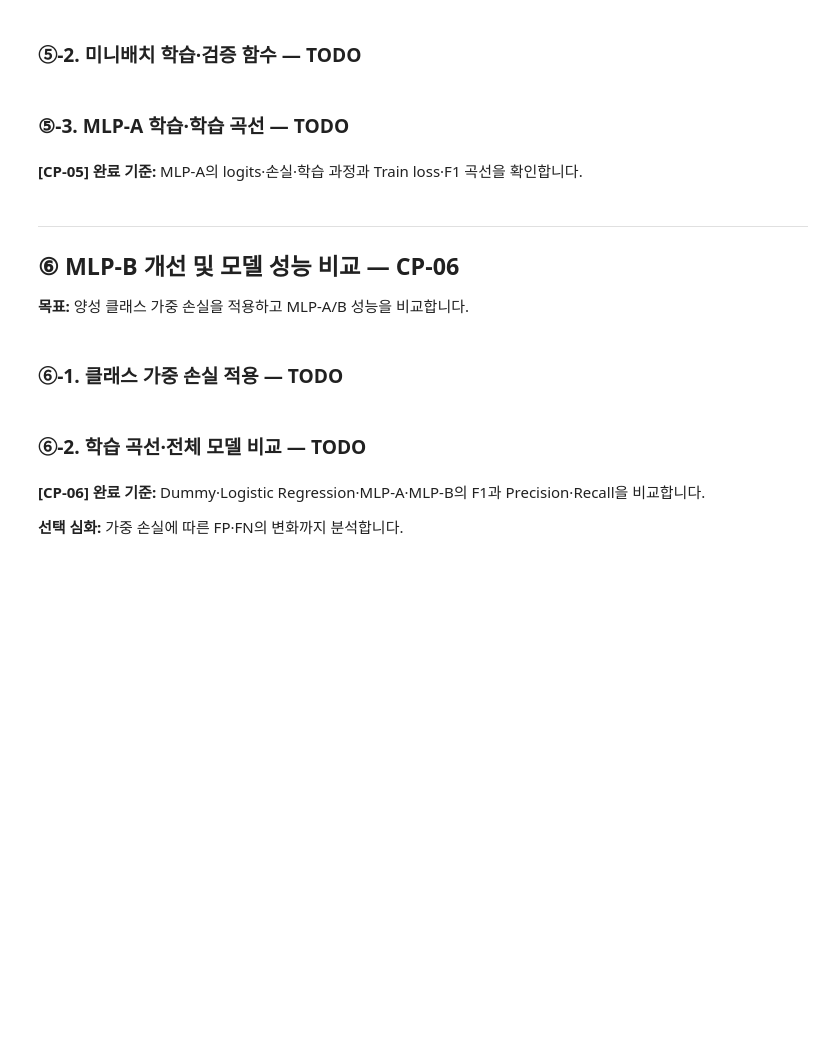
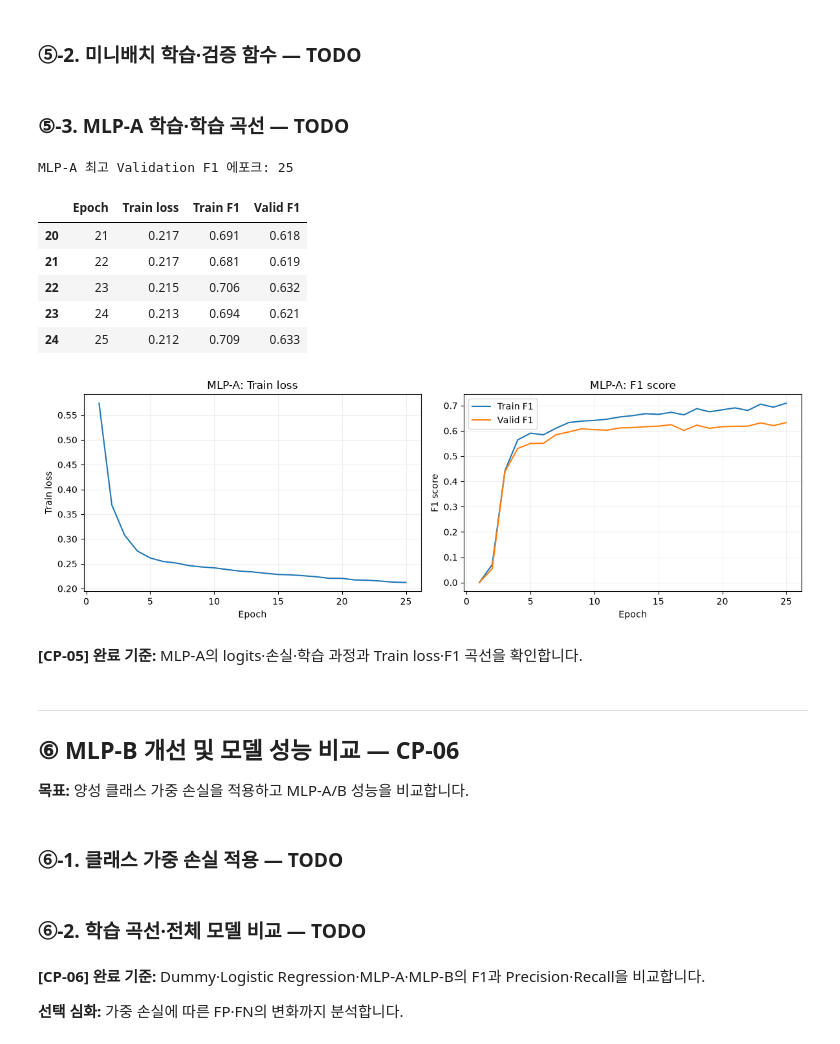
Before and after one commit to jeon87946/ai-mini-projects, a Jupyter notebook: mini-project-01/code/02_classification_online_shopping.ipynb, the cells around one changed output. Saved outputs shown, nothing was run; the diff lists cells and outputs as text; code cells hidden in the pictures; blank space fills up the shorter version.

```diff
--- a/mini-project-01/code/02_classification_online_shopping.ipynb
+++ b/mini-project-01/code/02_classification_online_shopping.ipynb
@@ -476,12 +476,18 @@ class PurchaseMLP(nn.Module):
         super().__init__()
         self.network = nn.Sequential(
             # nn.Linear(input_dim, 64), ...,
+            nn.Linear(input_dim, 64),
+            nn.ReLU(),
+            nn.Dropout(dropout),
+            nn.Linear(64, 32),
+            nn.ReLU(),
+            nn.Linear(32, 1)
         )
 
     def forward(self, x):
         # TODO 5-2. 마지막 출력의 크기를 (batch,)로 맞춥니다.
         # 힌트: self.network(x).squeeze(1)
-        return ...
+        return self.network(x).squeeze(1)
 
 
 # [공통] 모델의 logits를 구매 확률로 변환하는 함수 틀
@@ -491,7 +497,7 @@ def mlp_probabilities(model, X_scaled):
     with torch.no_grad():
         # TODO 5-3. logits를 구하고 Sigmoid를 적용해 NumPy 배열로 반환합니다.
         # 힌트: torch.sigmoid(...).cpu().numpy()
-        return ...
+        return torch.sigmoid(model(tensor)).cpu().numpy()
 
 
 # [공통] 초기화·생성 코드
@@ -511,12 +529,18 @@ def train_one_epoch(model, loader, loss_fn, optimizer):
     """미니배치별 학습을 한 에포크 수행합니다."""
     model.train()
     losses = []
+
     for xb, yb in loader:
         # TODO 5-4. 기울기 초기화 → 순전파(logits) → 손실 계산 →
         # 역전파 → 가중치 갱신을 순서대로 구현합니다.
         # 힌트: zero_grad(), model(xb), loss_fn(), backward(), step()
-        ...
+        optimizer.zero_grad()
+        logits = model.forward(xb) ##model(xb)로도 가능
+        loss = loss_fn(logits, yb)
+        loss.backward()
+        optimizer.step()
         losses.append(float(loss.item()))
+
     return float(np.mean(losses))
 
 
@@ -539,12 +563,12 @@ def fit_mlp(Xtr, ytr, Xva, yva, *, positive_weight=None, epochs=25):
     # 값이 있으면 pos_weight를 적용한 BCEWithLogitsLoss를 사용합니다.
     # 힌트: nn.BCEWithLogitsLoss(pos_weight=torch.tensor(float(positive_weight)))
     if positive_weight is None:
-        loss_fn = ...
+        loss_fn = nn.BCEWithLogitsLoss()
     else:
-        loss_fn = ...
+        loss_fn = nn.BCEWithLogitsLoss(pos_weight=torch.tensor(float(positive_weight)))
 
     # TODO 5-6. Adam 옵티마이저(lr=0.001)를 생성합니다.
-    optimizer = ...
+    optimizer = torch.optim.Adam(model.parameters(), lr=0.001)
 
     # [공통] Validation F1이 가장 좋았던 에포크의 가중치 보관
     history = []
@@ -559,8 +583,8 @@ def fit_mlp(Xtr, ytr, Xva, yva, *, positive_weight=None, epochs=25):
 
         # TODO 5-7. 확률 0.5 기준 예측 클래스를 만든 후
         # classification_scores()로 Train·Validation F1을 계산합니다.
-        tr_f1 = ...
-        va_f1 = ...
+        tr_f1 = classification_scores(ytr, (train_prob >= 0.5).astype(int))["F1"]
+        va_f1 = classification_scores(yva, (valid_prob >= 0.5).astype(int))["F1"]
 
         # [공통] 학습 이력과 최고 검증 성능 기록
         history.append({
@@ -580,16 +604,40 @@ def fit_mlp(Xtr, ytr, Xva, yva, *, positive_weight=None, epochs=25):
 # %%
 # [공통] MLP-A: 클래스 가중치 없는 기본 BCE 학습
 EPOCHS = 25
 mlp_a, history_a, best_epoch_a = fit_mlp(
     Xt_train, y_train.to_numpy(), Xt_valid, y_valid.to_numpy(),
     positive_weight=None, epochs=EPOCHS,
 )
 print("MLP-A 최고 Validation F1 에포크:", best_epoch_a)
 display(history_a.tail().round(3))
 
 # TODO 5-8. Epoch별 Train loss, Train/Validation F1을 시각화합니다.
 # 힌트: plt.subplots(1, 2, ...), ax.plot(history_a["Epoch"], ...)
-...
+fig, (ax1, ax2) = plt.subplots(1, 2, figsize=(12, 4))
+
+ax1.plot(history_a["Epoch"], history_a["Train loss"], label="Train loss")
+ax1.set_xlabel("Epoch")
+ax1.set_ylabel("Train loss")
+ax1.set_title("MLP-A: Train loss")
+ax1.grid(alpha=0.2)
+
+ax2.plot(history_a["Epoch"], history_a["Train F1"], label="Train F1")
+ax2.plot(history_a["Epoch"], history_a["Valid F1"], label="Valid F1")
+ax2.set_xlabel("Epoch")
+ax2.set_ylabel("F1 score")
+ax2.set_title("MLP-A: F1 score")
+ax2.legend()
+ax2.grid(alpha=0.2)
+plt.tight_layout()
+# %% [output]
+MLP-A 최고 Validation F1 에포크: 25
+|  | Epoch | Train loss | Train F1 | Valid F1 |
+| 20 | 21 | 0.217 | 0.691 | 0.618 |
+| 21 | 22 | 0.217 | 0.681 | 0.619 |
+| 22 | 23 | 0.215 | 0.706 | 0.632 |
+| 23 | 24 | 0.213 | 0.694 | 0.621 |
+| 24 | 25 | 0.212 | 0.709 | 0.633 |
+[figure, added]
 # %% [markdown]
 **[CP-05] 완료 기준:** MLP-A의 logits·손실·학습 과정과 Train loss·F1 곡선을 확인합니다.
 # %% [markdown]
```
Also changed, not shown: parts of 1 cell of this notebook.
